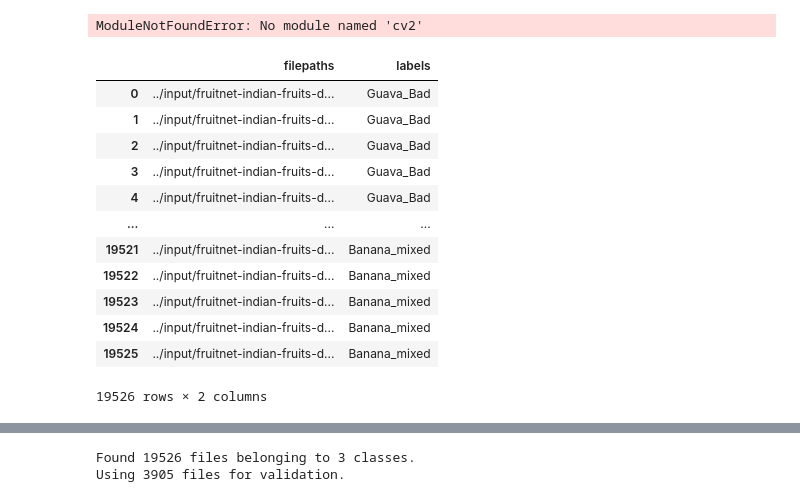
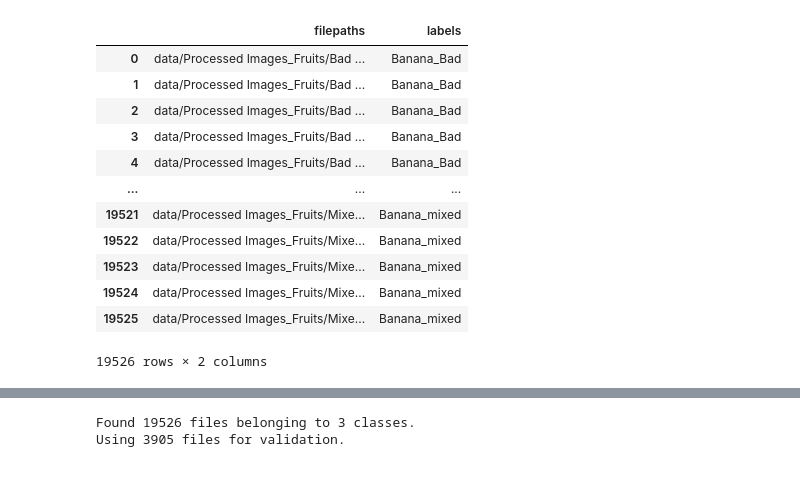
Before and after one commit to Da-Risset/fruit-quality, a Jupyter notebook: resnet.ipynb, the cells around one changed output, grey strips where cells are left out. Saved outputs shown, nothing was run; the diff lists cells and outputs as text; code cells hidden in the pictures.

Commit message:
#fixed errors

```diff
--- a/resnet.ipynb
+++ b/resnet.ipynb
@@ -24,9 +24,7 @@ from tensorflow.keras.models import Model
 # pprevent annoying tensorflow warning
 import logging
 
-logging.getLogger("tensorflow").setLevel(logging.ERROR)
+# logging.getLogger("tensorflow").setLevel(logging.ERROR)
 import warnings
 
-warnings.simplefilter("ignore")
+# warnings.simplefilter("ignore")
-# %% [output]
-ModuleNotFoundError: No module named 'cv2'
@@ -33,52 +35,52 @@ ModuleNotFoundError: No module named 'cv2'
 # %%
 import pathlib
-sdir = r"../input/fruitnet-indian-fruits-dataset-with-quality/Processed Images_Fruits"
-bad_path = r"../input/fruitnet-indian-fruits-dataset-with-quality/Processed Images_Fruits/Bad Quality_Fruits"
-good_path = r"../input/fruitnet-indian-fruits-dataset-with-quality/Processed Images_Fruits/Good Quality_Fruits"
-mixed_path = r"../input/fruitnet-indian-fruits-dataset-with-quality/Processed Images_Fruits/Mixed Qualit_Fruits"
+sdir = r"data/Processed Images_Fruits"
+bad_path = r"data/Processed Images_Fruits/Bad Quality_Fruits"
+good_path = r"data/Processed Images_Fruits/Good Quality_Fruits"
+mixed_path = r"data/Processed Images_Fruits/Mixed Qualit_Fruits"
 
-BATCH_SIZE = 32
-IMG_SIZE = (160, 160)
+BATCH_SIZE = 64
+IMG_SIZE = (224, 224)
 filepaths = []
 labels = []
 ht = 0
 wt = 0
 samples = 0
 sample_count = 20
 for quality in [bad_path, good_path, mixed_path]:
     fruit_list = os.listdir(quality)
     for fruit in fruit_list:
         fruit_path = os.path.join(quality, fruit)
         img_list = os.listdir(fruit_path)
         for i, img in enumerate(img_list):
             img_path = os.path.join(fruit_path, img)
             if i < sample_count:
                 img = plt.imread(img_path)
                 ht += img.shape[0]
                 wt += img.shape[1]
                 samples += 1
             filepaths.append(img_path)
             if quality == mixed_path:
                 labels.append(fruit + "_mixed")
             else:
                 labels.append(fruit)
 Fseries = pd.Series(filepaths, name="filepaths")
 Lseries = pd.Series(labels, name="labels")
 df = pd.concat([Fseries, Lseries], axis=1)
 df
 # %% [output]
 |  | filepaths | labels |
-| 0 | ../input/fruitnet-indian-fruits-d... | Guava_Bad |
-| 1 | ../input/fruitnet-indian-fruits-d... | Guava_Bad |
-| 2 | ../input/fruitnet-indian-fruits-d... | Guava_Bad |
-| 3 | ../input/fruitnet-indian-fruits-d... | Guava_Bad |
-| 4 | ../input/fruitnet-indian-fruits-d... | Guava_Bad |
+| 0 | data/Processed Images_Fruits/Bad ... | Banana_Bad |
+| 1 | data/Processed Images_Fruits/Bad ... | Banana_Bad |
+| 2 | data/Processed Images_Fruits/Bad ... | Banana_Bad |
+| 3 | data/Processed Images_Fruits/Bad ... | Banana_Bad |
+| 4 | data/Processed Images_Fruits/Bad ... | Banana_Bad |
 | ... | ... | ... |
-| 19521 | ../input/fruitnet-indian-fruits-d... | Banana_mixed |
-| 19522 | ../input/fruitnet-indian-fruits-d... | Banana_mixed |
-| 19523 | ../input/fruitnet-indian-fruits-d... | Banana_mixed |
-| 19524 | ../input/fruitnet-indian-fruits-d... | Banana_mixed |
-| 19525 | ../input/fruitnet-indian-fruits-d... | Banana_mixed |
+| 19521 | data/Processed Images_Fruits/Mixe... | Banana_mixed |
+| 19522 | data/Processed Images_Fruits/Mixe... | Banana_mixed |
+| 19523 | data/Processed Images_Fruits/Mixe... | Banana_mixed |
+| 19524 | data/Processed Images_Fruits/Mixe... | Banana_mixed |
+| 19525 | data/Processed Images_Fruits/Mixe... | Banana_mixed |
 19526 rows × 2 columns
 # %%
 train_ds = tf.keras.preprocessing.image_dataset_from_directory(
```
Also changed, not shown: parts of 30 cells of this notebook, 1 other file.
